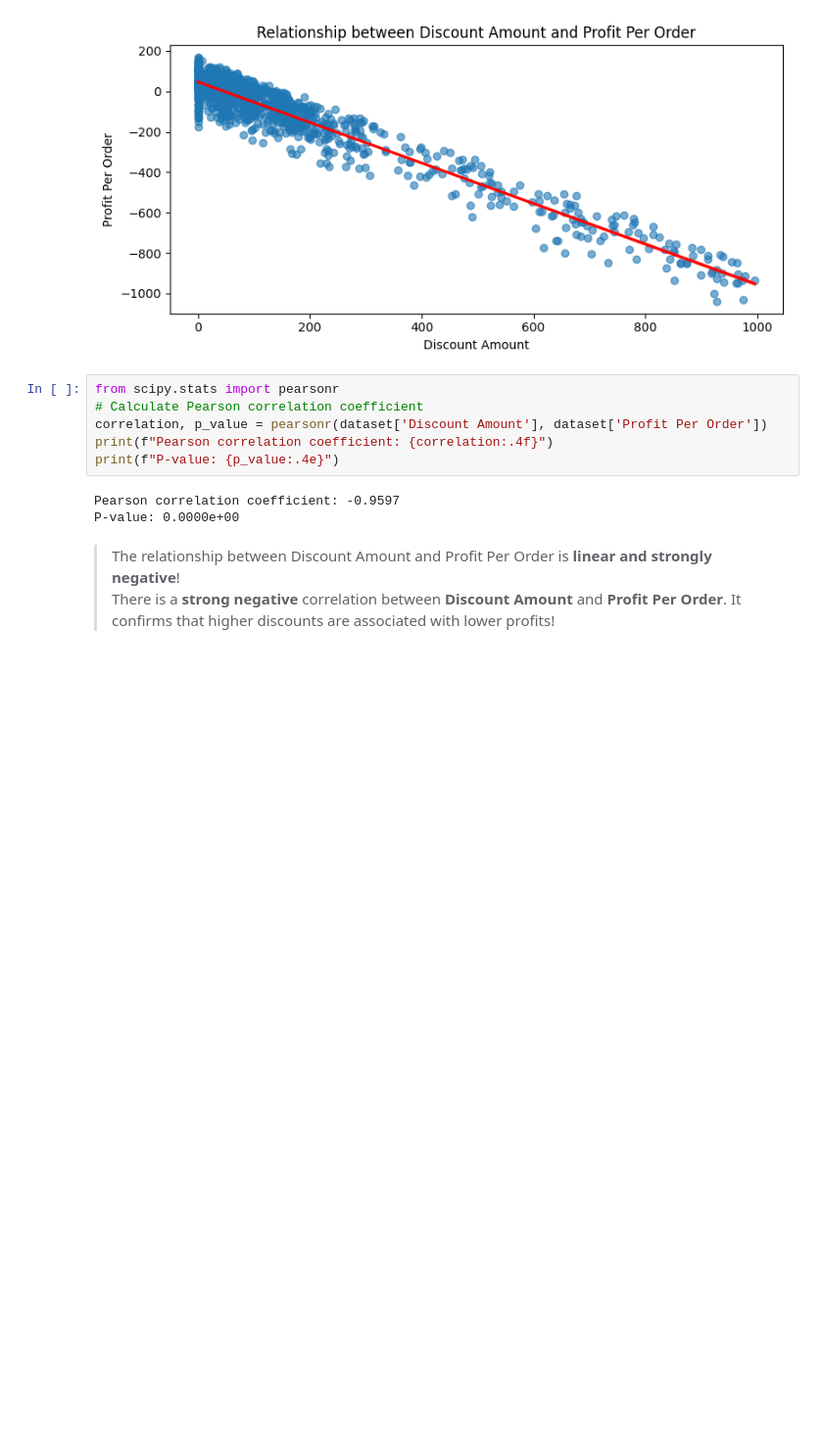
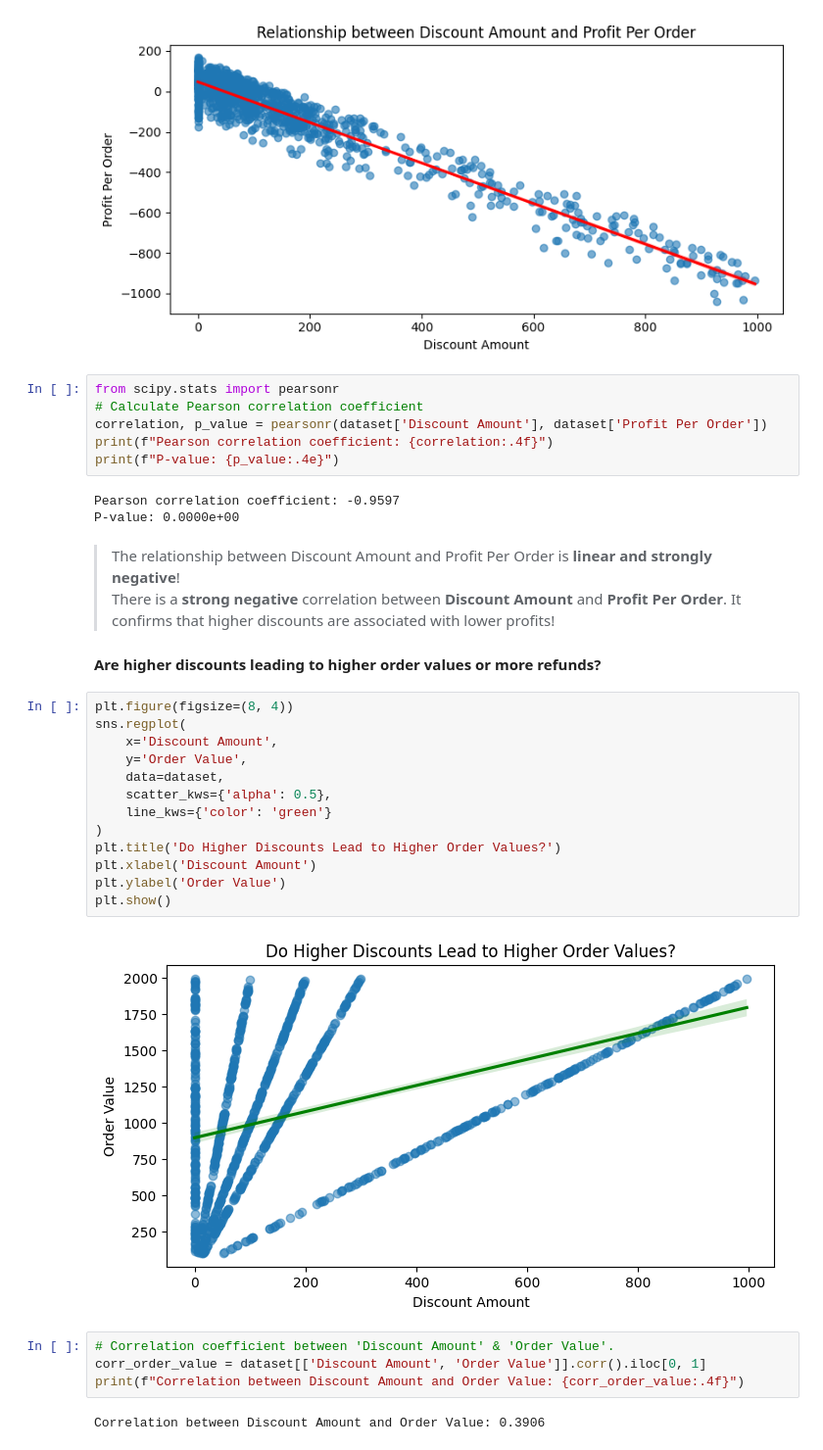
Before and after one commit to Darknight47/Data-Science-Projects-03, a Jupyter notebook: Cost_Profitability_analysis.ipynb, the cells around one changed output. Shown: that part at 98% size. Cells and saved outputs as stored; diff of their text form; blank space fills up the shorter version.

Commit message:
higer discounts vs order and refunds

```diff
--- a/Cost_Profitability_analysis.ipynb
+++ b/Cost_Profitability_analysis.ipynb
@@ -459,3 +459,26 @@ P-value: 0.0000e+00
 # %% [markdown]
 > The relationship between Discount Amount and Profit Per Order is **linear and strongly negative**!
 > There is a **strong negative** correlation between **Discount Amount** and **Profit Per Order**. It confirms that higher discounts are associated with lower profits!
+
+#### Are higher discounts leading to higher order values or more refunds?
+# %%
+plt.figure(figsize=(8, 4))
+sns.regplot(
+    x='Discount Amount',
+    y='Order Value',
+    data=dataset,
+    scatter_kws={'alpha': 0.5},
+    line_kws={'color': 'green'}
+)
+plt.title('Do Higher Discounts Lead to Higher Order Values?')
+plt.xlabel('Discount Amount')
+plt.ylabel('Order Value')
+plt.show()
+# %% [output]
+[figure, added]
+# %%
+# Correlation coefficient between 'Discount Amount' & 'Order Value'.
+corr_order_value = dataset[['Discount Amount', 'Order Value']].corr().iloc[0, 1]
+print(f"Correlation between Discount Amount and Order Value: {corr_order_value:.4f}")
+# %% [output]
+Correlation between Discount Amount and Order Value: 0.3906
```
Also changed, not shown: parts of 4 cells of this notebook.
